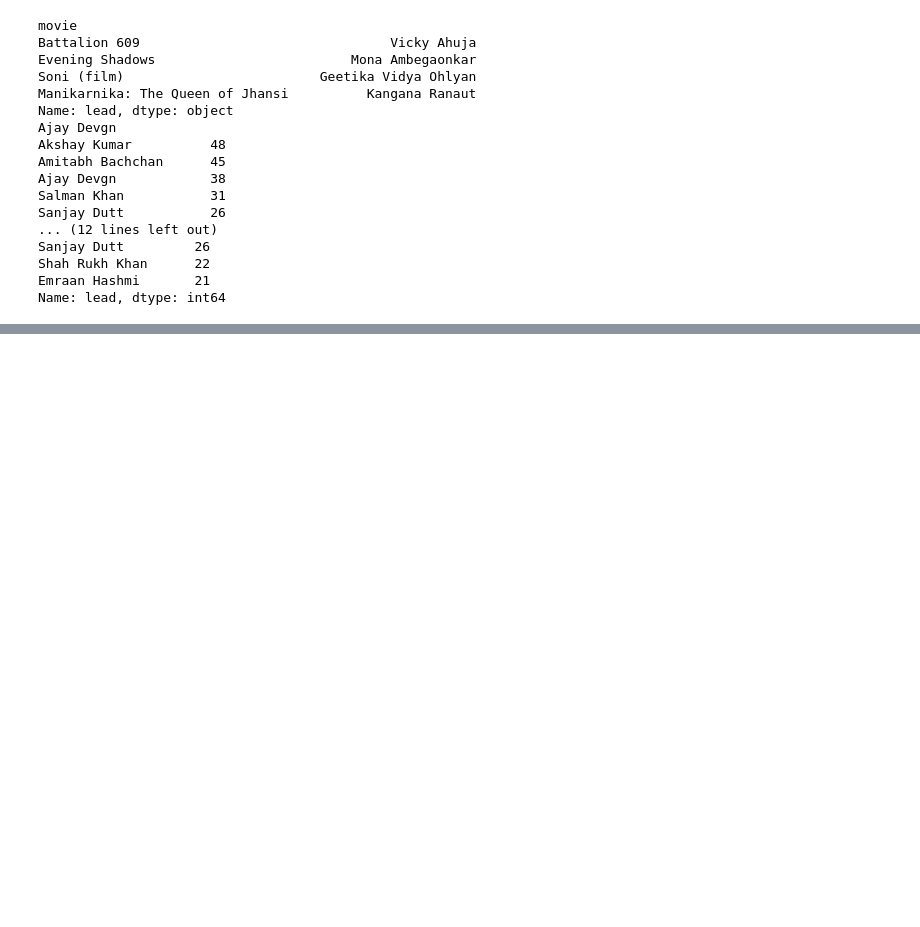
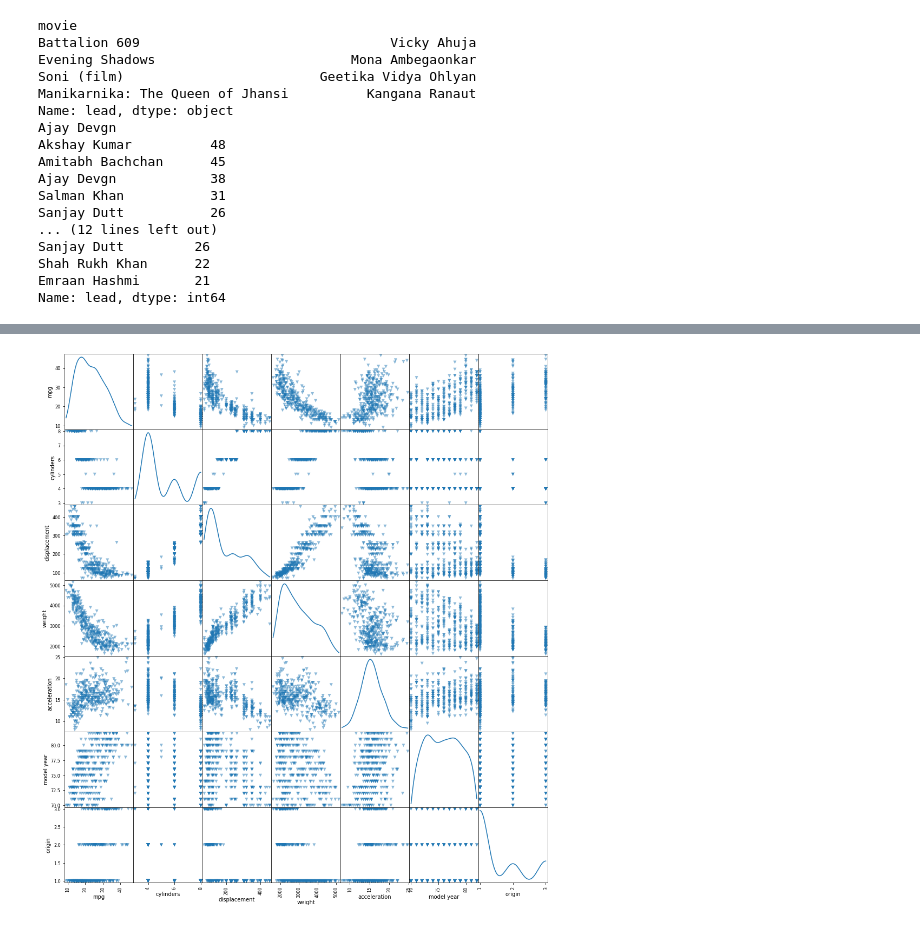
Before and after one commit to Jiya0805/Python2, a Jupyter notebook: Python/Unit 1.ipynb, the cells around one changed output, grey strips where cells are left out. Saved outputs shown, nothing was run; the diff lists cells and outputs as text; code cells hidden in the pictures; blank space fills up the shorter version.

```diff
--- a/Python/Unit 1.ipynb
+++ b/Python/Unit 1.ipynb
@@ -441,0 +806,8 @@ Name: lead, dtype: int64
+# %%
+import pandas as pd
+import matplotlib.pyplot as plt
+
+pd.plotting.scatter_matrix(dataset,figsize=[16,18],marker='v',alpha=0.5,diagonal='kde') # kde : kernel density estimation
+plt.show()
+# %% [output]
+[figure, added]
```
Also changed, not shown: parts of 15 cells of this notebook, 1 other file.
